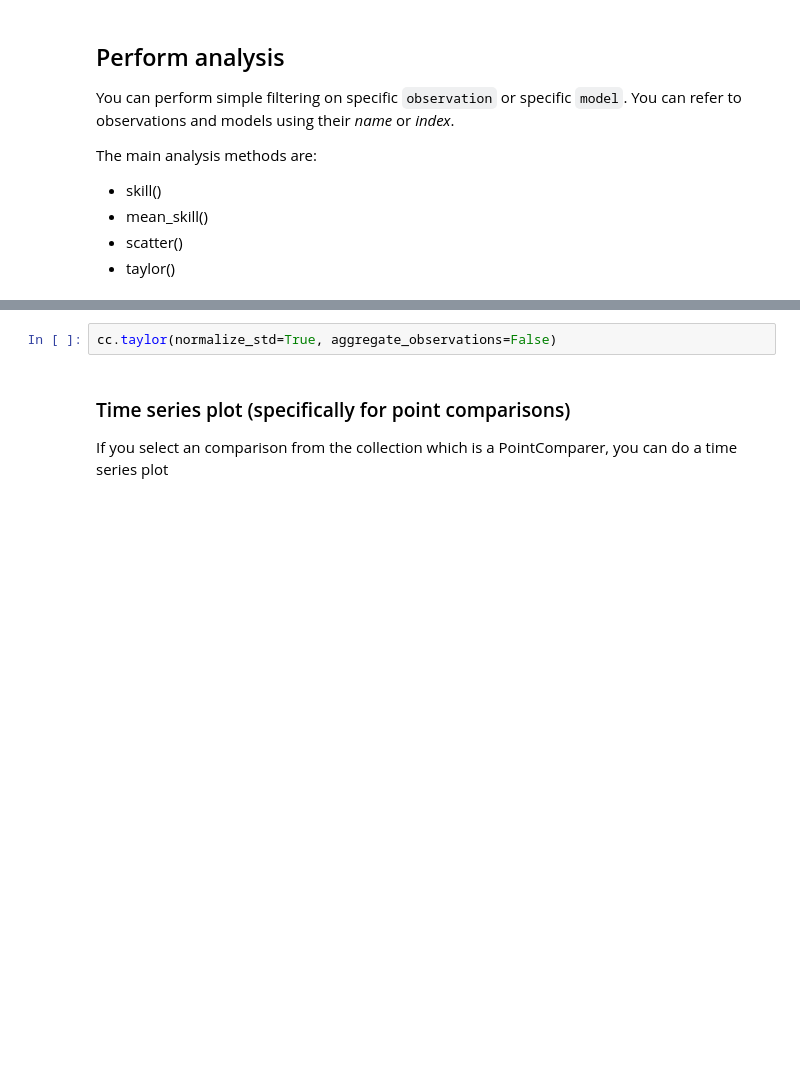
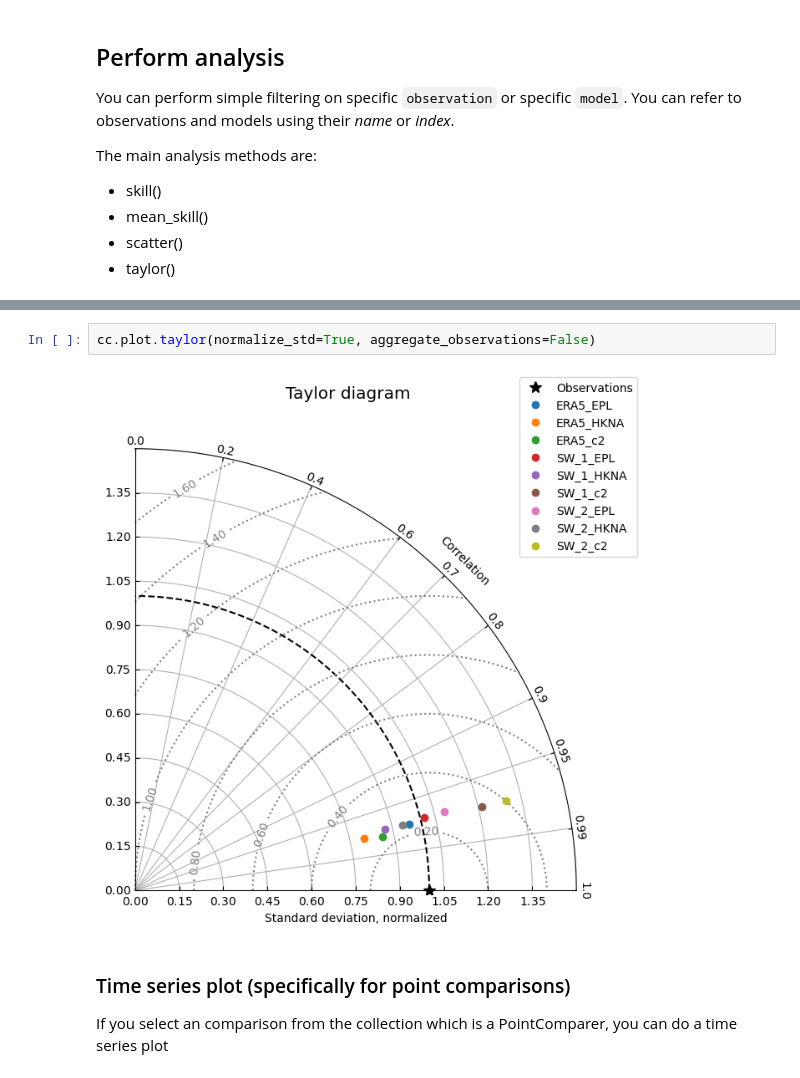
Before and after one commit to DHI/book-learn-mikeio-modelskill, a Jupyter notebook: mini_book/multi_model_comparison.ipynb, the cells around one changed output, grey strips where cells are left out. Drawn from its saved outputs; the diff is of its cells as text; blank space fills up the shorter version.

```diff
--- a/mini_book/multi_model_comparison.ipynb
+++ b/mini_book/multi_model_comparison.ipynb
@@ -59,5 +105,7 @@ cc.scatter(model='SW_1', cmap='OrRd')
 # %%
-cc.taylor(normalize_std=True, aggregate_observations=False)
+cc.plot.taylor(normalize_std=True, aggregate_observations=False)
+# %% [output]
+[figure, added]
 # %% [markdown]
 ### Time series plot (specifically for point comparisons)
 If you select an comparison from the collection which is a PointComparer, you can do a time series plot
```
Also changed, not shown: parts of 26 cells of this notebook, 8 other files.
